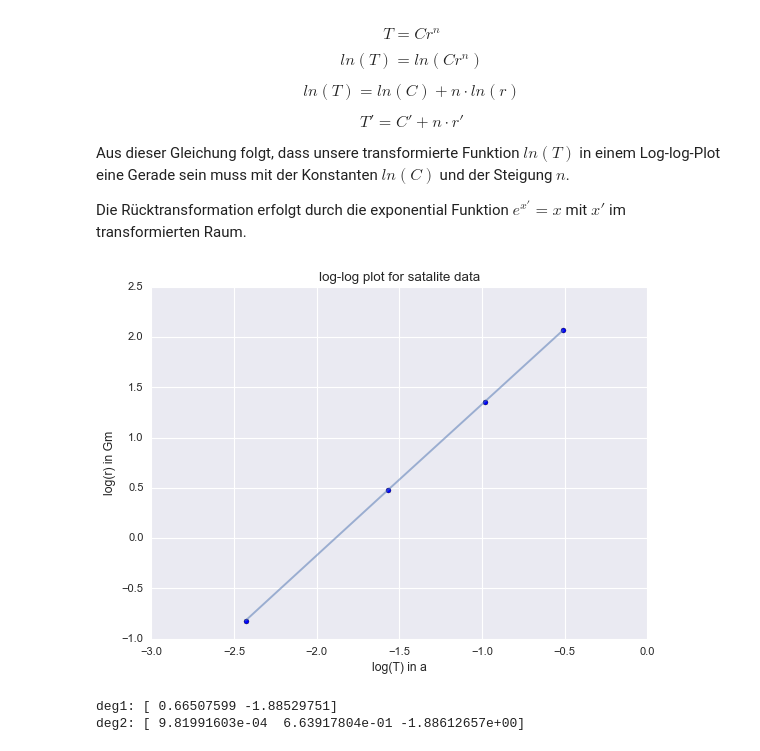
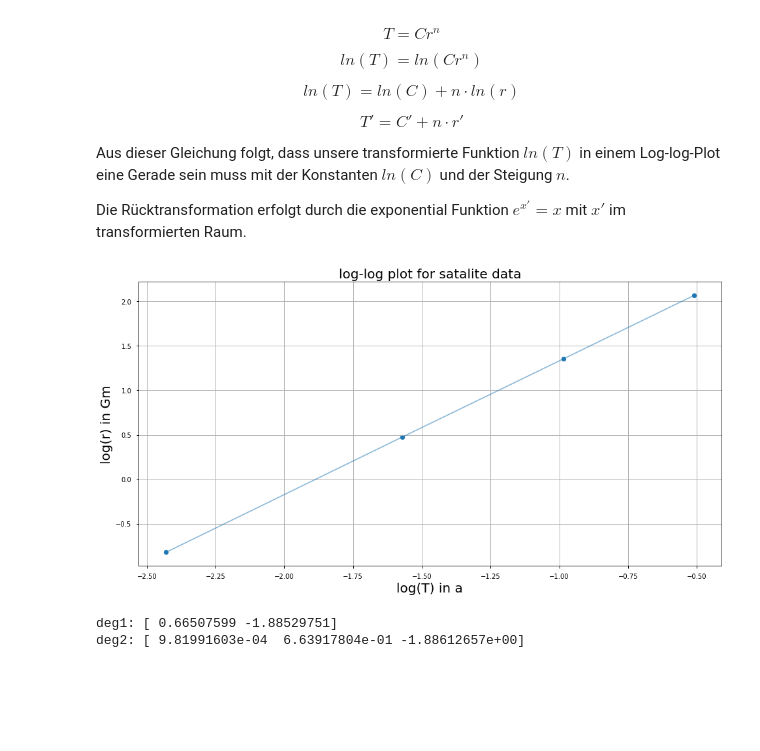
Before and after one commit to EkaterinaKasina/modellbildung_simulation, a Jupyter notebook: Blatt2/Abgabe2.ipynb, the cells around one changed output. Saved outputs shown, nothing was run; the diff lists cells and outputs as text; code cells hidden in the pictures; blank space fills up the shorter version.

```diff
--- a/Blatt2/Abgabe2.ipynb
+++ b/Blatt2/Abgabe2.ipynb
@@ -7,6 +7,8 @@ from pylab import polyfit
 import math
 #plt.style.use(['seaborn-talk', 'seaborn-ticks'])
 plt.style.use('seaborn-notebook')
+plt.rc('axes', titlesize=25)
+plt.rc('axes', labelsize=18)
 # %% [markdown]
 # Aufgaben zur Vorlesung Modellbildung und Simulation
 ## (Klassische Mechanik 2)
@@ -57,15 +60,16 @@ Aus dieser Gleichung folgt, dass unsere transformierte Funktion $ln(T)$ in einem
 
 Die Rücktransformation erfolgt durch die exponential Funktion $e^{x'} = x$ mit $x'$ im transformierten Raum.
 # %%
+plt.figure(figsize=(16,8))
 plt.scatter(np.log(data1[:,1]),np.log(data1[:,0]))
 plt.plot(np.log(data1[:,1]),np.log(data1[:,0]), alpha = 0.5)
 plt.title('log-log plot for satalite data')
 plt.xlabel('log(T) in a')
 plt.ylabel('log(r) in Gm')
 plt.grid(True)
 plt.show()
 # %% [output]
-[figure, old version]
+[figure, new version]
 # %%
 # using two different degrees for interpolation
 deg1_log = polyfit(np.log(data1[:,0]),np.log(data1[:,1]),deg=1)
```
Also changed, not shown: parts of 23 cells of this notebook.
